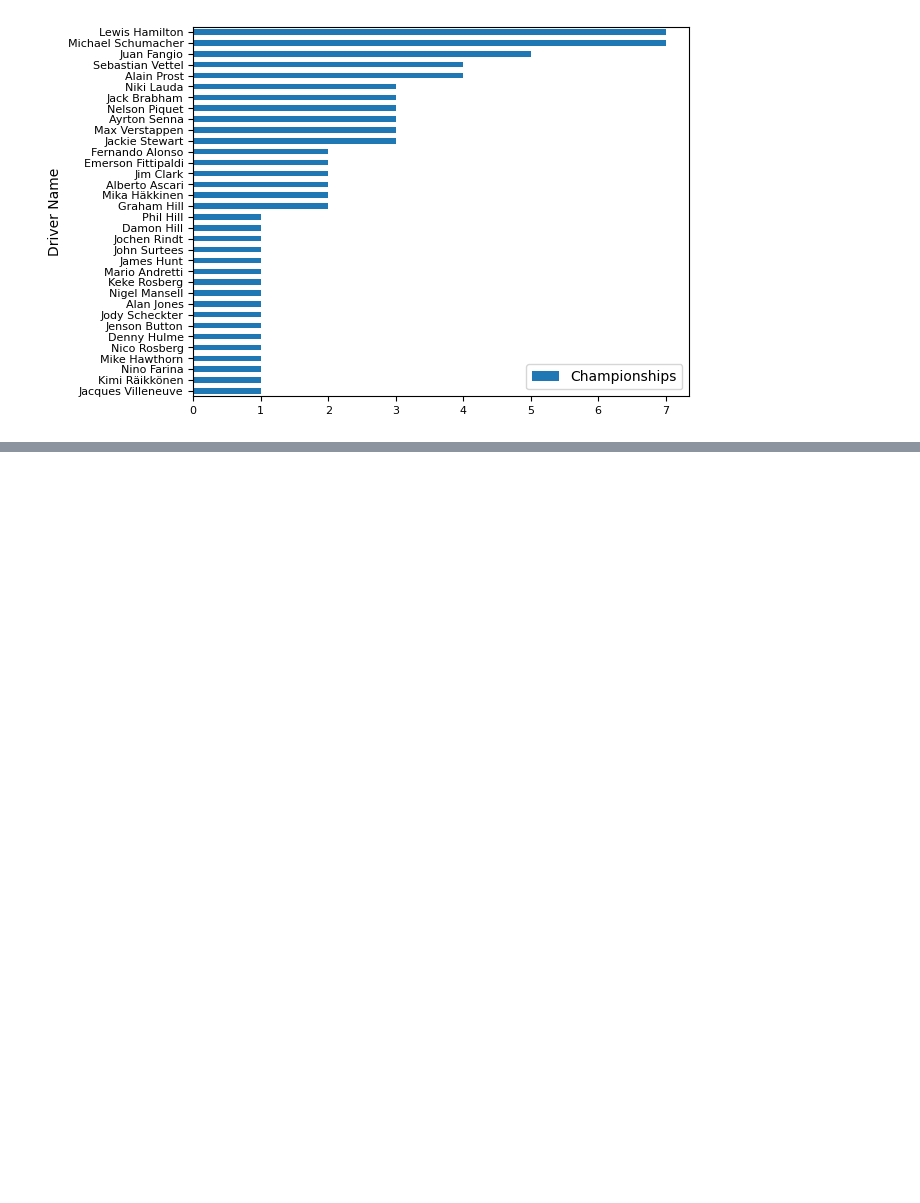
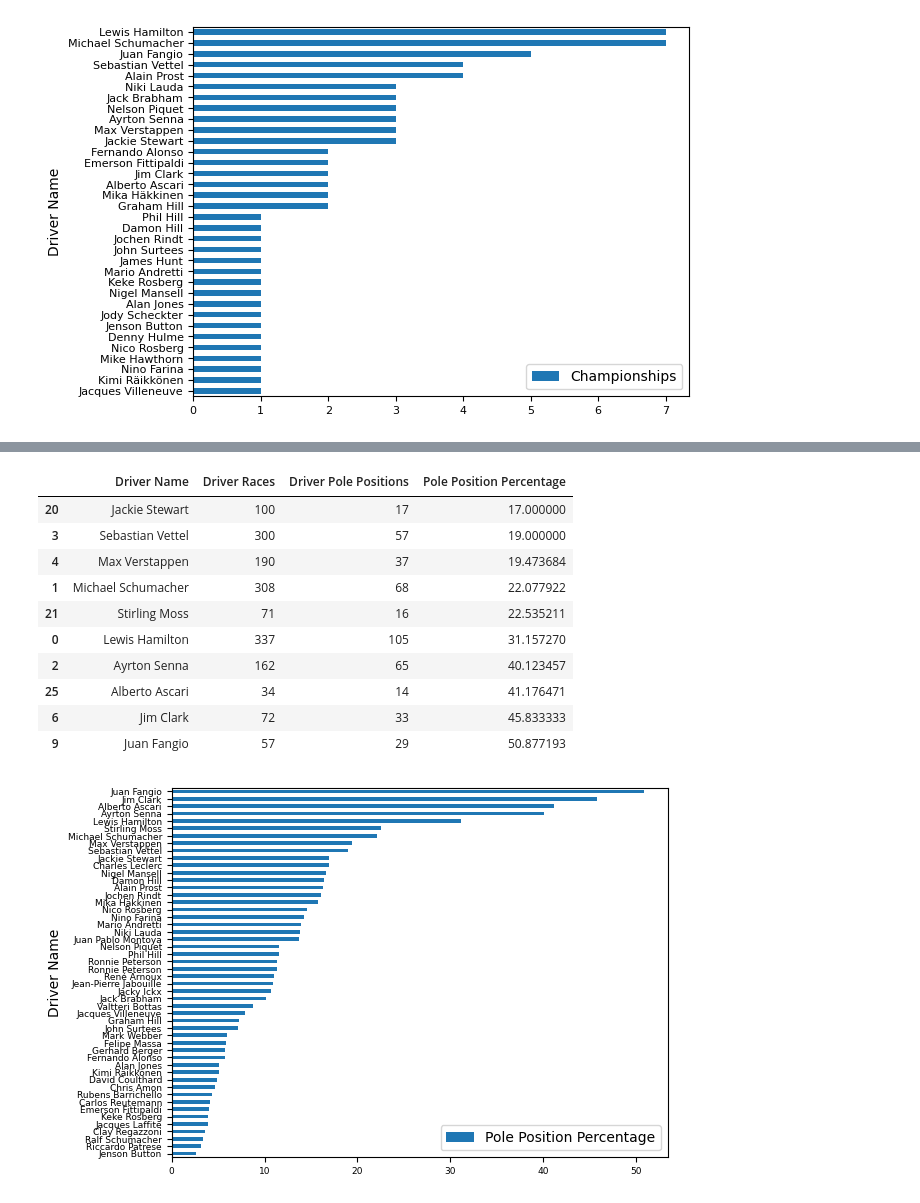
Before and after one commit to hr546/BEE2041-Empirical-Project, a Jupyter notebook: BEE2041_Empirical_Project_-_A_Data-Driven_Investigation_to_Identify_the_best_Formula_One_Driver_of_All_Time.ipynb, the cells around one changed output, grey strips where cells are left out. Saved outputs shown, nothing was run; the diff lists cells and outputs as text; code cells hidden in the pictures; blank space fills up the shorter version.

```diff
--- a/BEE2041_Empirical_Project_-_A_Data-Driven_Investigation_to_Identify_the_best_Formula_One_Driver_of_All_Time.ipynb
+++ b/BEE2041_Empirical_Project_-_A_Data-Driven_Investigation_to_Identify_the_best_Formula_One_Driver_of_All_Time.ipynb
@@ -307,6 +348,34 @@ Wins_df.plot.barh(x = 'Driver Name', y = 'Win Percentage', fontsize = 6.5)
 # %%
 # Histogram of percentage of pole positions
 # https://pitwall.app/records/driver-pole-positions
+
+# Converting "Driver Races" to an integer
+Poles_df['Driver Races'] = Poles_df['Driver Races'].astype(int)
+
+# Adding additional column to dataframe containing the percentage of podiums achieved by each driver
+Poles_df["Pole Position Percentage"] = (Poles_df["Driver Pole Positions"]/Poles_df["Driver Races"]) * 100
+
+# Sorting dataframe so the highest percentage is listed first
+Poles_df = Poles_df.sort_values(by=["Pole Position Percentage"])
+
+# Plotting the bar chart for percentage of race wins
+Poles_df.plot.barh(x = 'Driver Name', y = 'Pole Position Percentage', fontsize = 6.5)
+
+# Displaying dataframe - limited to top 10
+display(Poles_df.tail(10))
+# %% [output]
+|  | Driver Name | Driver Races | Driver Pole Positions | Pole Position Percentage |
+| 20 | Jackie Stewart | 100 | 17 | 17.000000 |
+| 3 | Sebastian Vettel | 300 | 57 | 19.000000 |
+| 4 | Max Verstappen | 190 | 37 | 19.473684 |
+| 1 | Michael Schumacher | 308 | 68 | 22.077922 |
+| 21 | Stirling Moss | 71 | 16 | 22.535211 |
+| 0 | Lewis Hamilton | 337 | 105 | 31.157270 |
+| 2 | Ayrton Senna | 162 | 65 | 40.123457 |
+| 25 | Alberto Ascari | 34 | 14 | 41.176471 |
+| 6 | Jim Clark | 72 | 33 | 45.833333 |
+| 9 | Juan Fangio | 57 | 29 | 50.877193 |
+[figure, added]
 # %%
 # Histogram of percentage of world championships won vs. years entered
 # https://pitwall.app/records/driver-championships (number of championships won)
```
Also changed, not shown: parts of 3 cells of this notebook.
